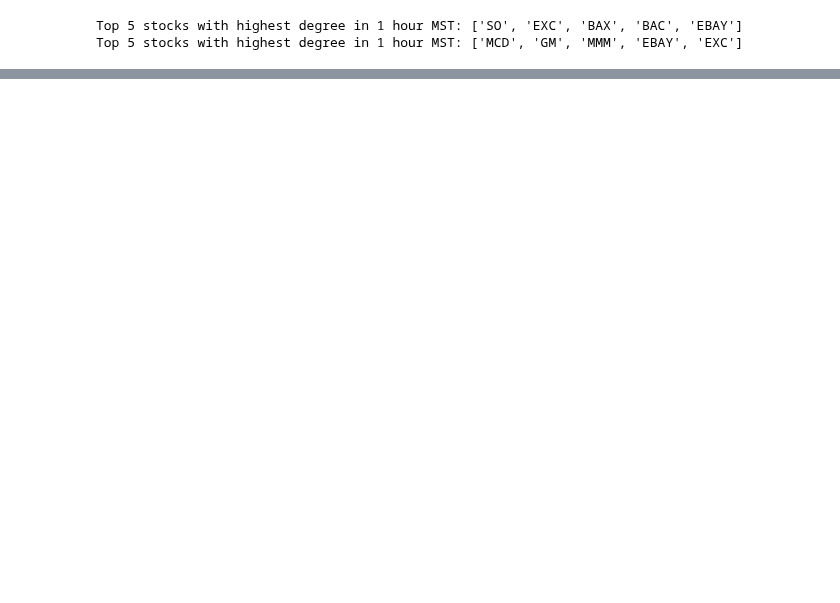
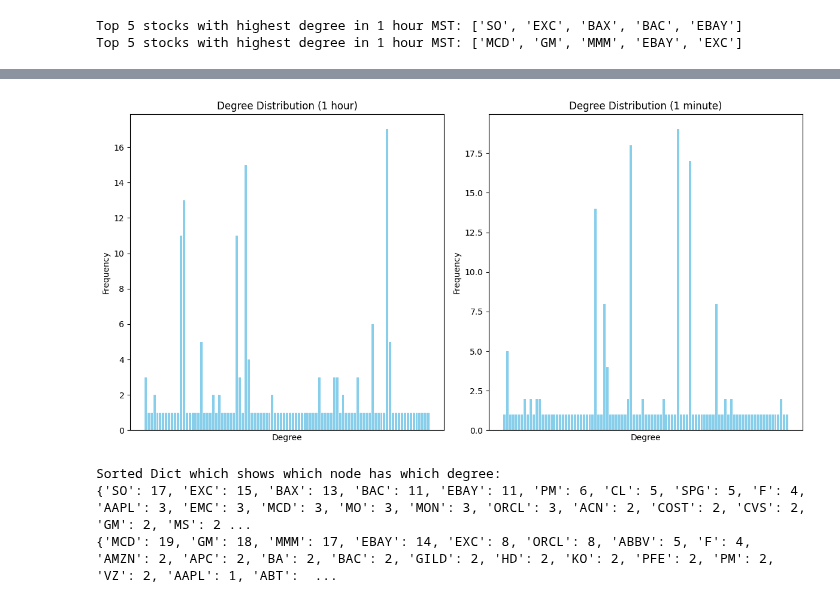
Before and after one commit to HuberNicolas/network-science-uzh, a Jupyter notebook: assignment-3/Assignment_03.ipynb, the cells around one changed output, grey strips where cells are left out. Saved outputs shown, nothing was run; the diff lists cells and outputs as text; code cells hidden in the pictures; blank space fills up the shorter version.

```diff
--- a/assignment-3/Assignment_03.ipynb
+++ b/assignment-3/Assignment_03.ipynb
@@ -466,0 +469,29 @@ Top 5 stocks with highest degree in 1 hour MST: ['MCD', 'GM', 'MMM', 'EBAY', 'EX
+# %%
+# Plot degree distributions
+plt.figure(figsize=(12, 6))
+
+plt.subplot(1, 2, 1)
+plt.bar(degree_distribution_1h.keys(), degree_distribution_1h.values(), color='skyblue')
+plt.title('Degree Distribution (1 hour)')
+plt.xlabel('Degree')
+plt.ylabel('Frequency')
+plt.xticks([])  # Remove x-axis labels
+
+plt.subplot(1, 2, 2)
+plt.bar(degree_distribution_1m.keys(), degree_distribution_1m.values(), color='skyblue')
+plt.title('Degree Distribution (1 minute)')
+plt.xlabel('Degree')
+plt.ylabel('Frequency')
+plt.xticks([])  # Remove x-axis labels
+
+plt.tight_layout()
+plt.show()
+
+print("Sorted Dict which shows which node has which degree:")
+print(sorted_dict_desc_1h)
+print(sorted_dict_desc_1m)
+# %% [output]
+[figure, added]
+Sorted Dict which shows which node has which degree:
+{'SO': 17, 'EXC': 15, 'BAX': 13, 'BAC': 11, 'EBAY': 11, 'PM': 6, 'CL': 5, 'SPG': 5, 'F': 4, 'AAPL': 3, 'EMC': 3, 'MCD': 3, 'MO': 3, 'MON': 3, 'ORCL': 3, 'ACN': 2, 'COST': 2, 'CVS': 2, 'GM': 2, 'MS': 2 ...
+{'MCD': 19, 'GM': 18, 'MMM': 17, 'EBAY': 14, 'EXC': 8, 'ORCL': 8, 'ABBV': 5, 'F': 4, 'AMZN': 2, 'APC': 2, 'BA': 2, 'BAC': 2, 'GILD': 2, 'HD': 2, 'KO': 2, 'PFE': 2, 'PM': 2, 'VZ': 2, 'AAPL': 1, 'ABT':  ...
```
Also changed, not shown: parts of 10 cells of this notebook.
